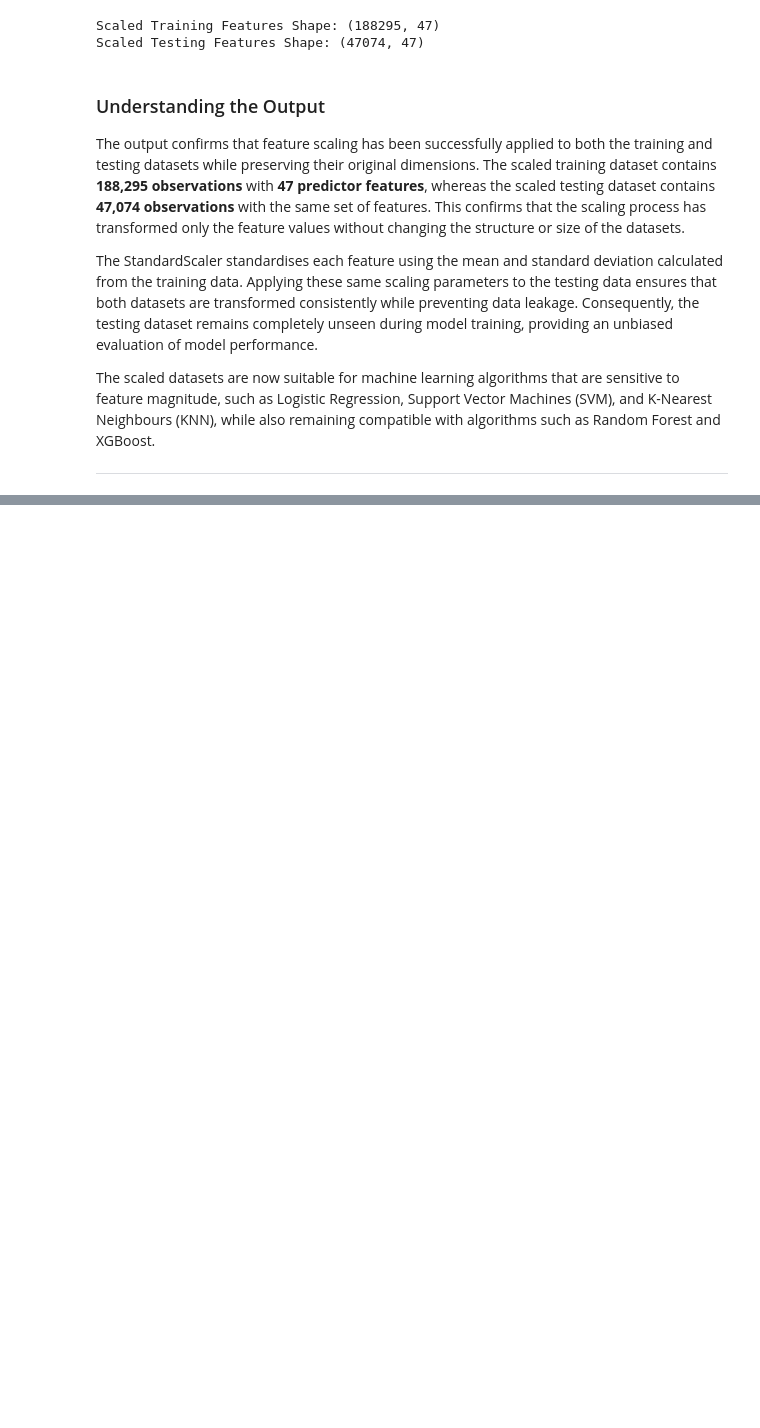
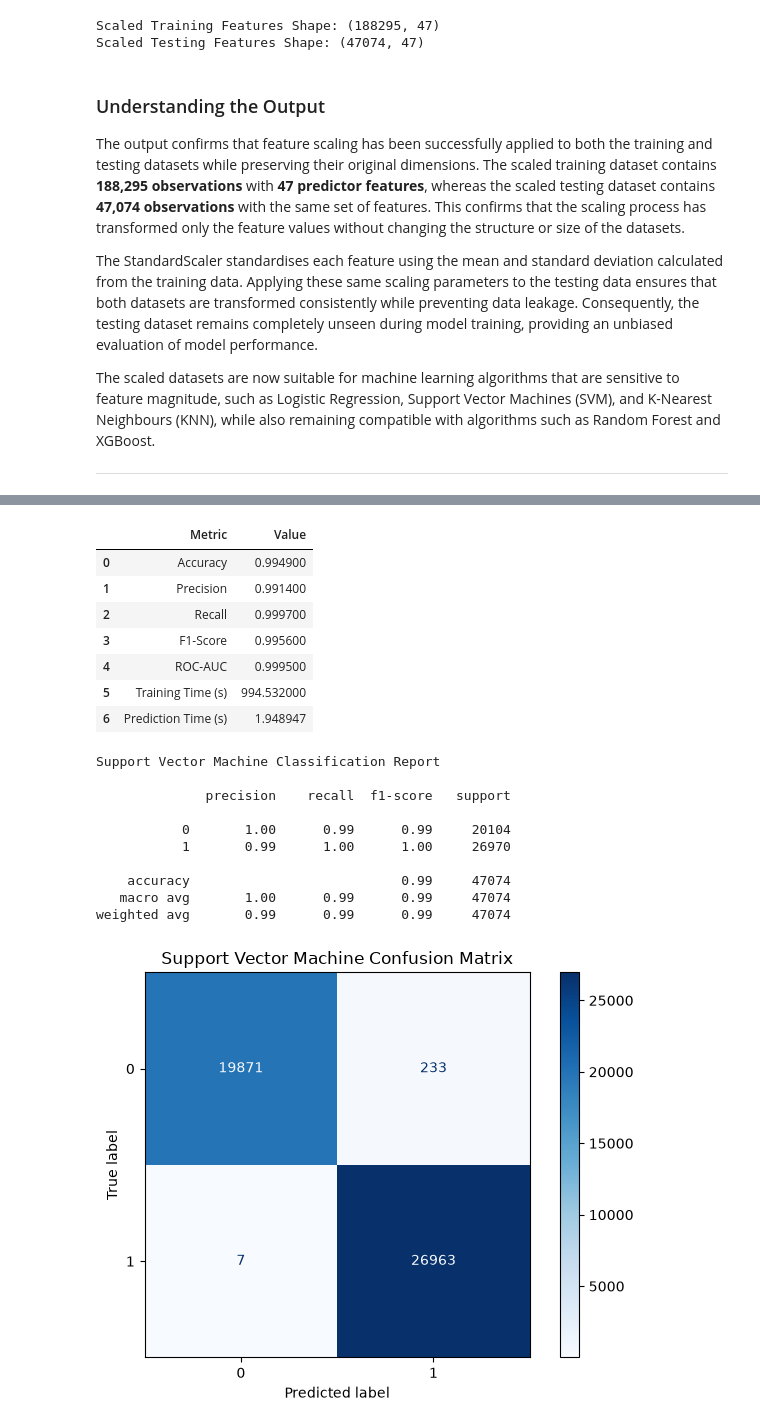
Before and after one commit to ajay-nagpal/Phishing-URL-detector, a Jupyter notebook: phishing_url_detector.ipynb, the cells around one changed output, grey strips where cells are left out. Drawn from its saved outputs; the diff is of its cells as text; code cells hidden in the pictures; blank space fills up the shorter version.

```diff
--- a/phishing_url_detector.ipynb
+++ b/phishing_url_detector.ipynb
@@ -2477,0 +3289,58 @@ The scaled datasets are now suitable for machine learning algorithms that are se
+# %%
+# Retrieve the best
+# Support Vector
+# Machine model.
+
+best_svm_model = (
+    grid_search.best_estimator_
+)
+
+# Measure the prediction
+# time.
+
+start_time = time.time()
+
+# Generate predictions.
+
+best_svm_model.predict(
+    X_test_scaled
+)
+
+prediction_time = (
+    time.time()
+    - start_time
+)
+
+# Evaluate the trained
+# model.
+
+svm_metrics = (
+    evaluate_classification_model(
+        model=best_svm_model,
+        X_test=X_test_scaled,
+        y_test=y_test,
+        training_time=training_time,
+        prediction_time=prediction_time,
+        model_name="Support Vector Machine"
+    )
+)
+# %% [output]
+|  | Metric | Value |
+| 0 | Accuracy | 0.994900 |
+| 1 | Precision | 0.991400 |
+| 2 | Recall | 0.999700 |
+| 3 | F1-Score | 0.995600 |
+| 4 | ROC-AUC | 0.999500 |
+| 5 | Training Time (s) | 994.532000 |
+| 6 | Prediction Time (s) | 1.948947 |
+Support Vector Machine Classification Report
+
+              precision    recall  f1-score   support
+
+           0       1.00      0.99      0.99     20104
+           1       0.99      1.00      1.00     26970
+
+    accuracy                           0.99     47074
+   macro avg       1.00      0.99      0.99     47074
+weighted avg       0.99      0.99      0.99     47074
+[figure, added]
```
Also changed, not shown: parts of 19 cells of this notebook.
